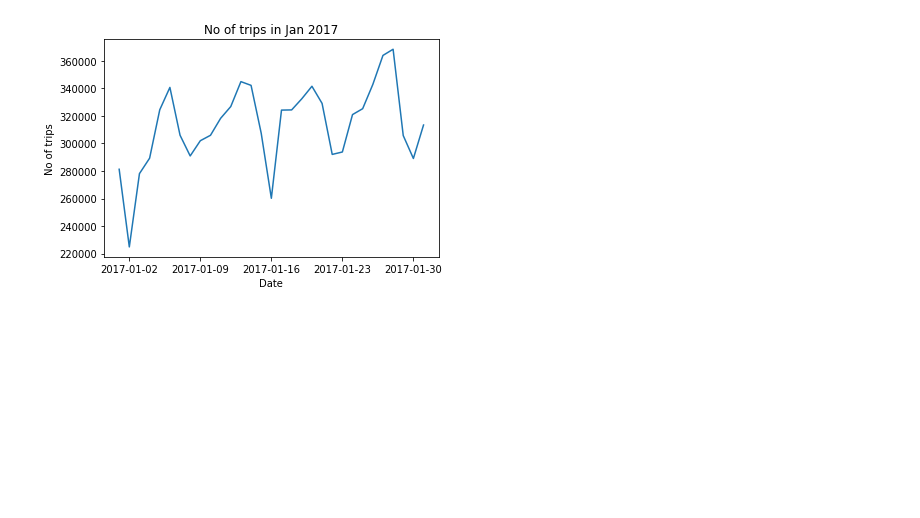
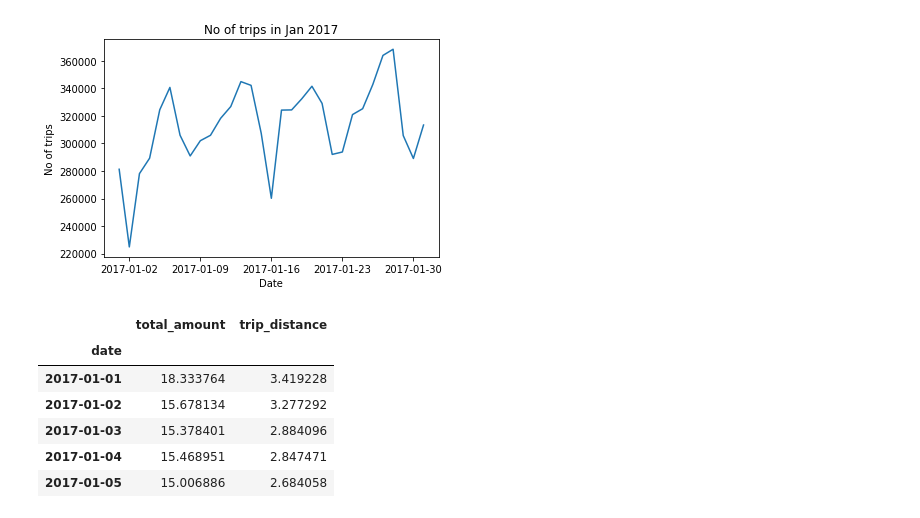
Before and after one commit to muhammadhassaanfarooqui/BigData, a Jupyter notebook: Data_Analysis.ipynb, the cells around one changed output. Cells and saved outputs as stored; diff of their text form; code cells hidden in the pictures; blank space fills up the shorter version.

```diff
--- a/Data_Analysis.ipynb
+++ b/Data_Analysis.ipynb
@@ -81,3 +81,14 @@ plt.plot(a,b)
 plt.show()
 # %% [output]
 [figure]
+# %%
+grouped_fare_df = taxi_df[['date','total_amount','trip_distance']].groupby(['date']).mean()
+grouped_fare_df.head()
+# %% [output]
+|  | total_amount | trip_distance |
+| date |  |  |
+| 2017-01-01 | 18.333764 | 3.419228 |
+| 2017-01-02 | 15.678134 | 3.277292 |
+| 2017-01-03 | 15.378401 | 2.884096 |
+| 2017-01-04 | 15.468951 | 2.847471 |
+| 2017-01-05 | 15.006886 | 2.684058 |
```
Also changed, not shown: parts of 4 cells of this notebook.
